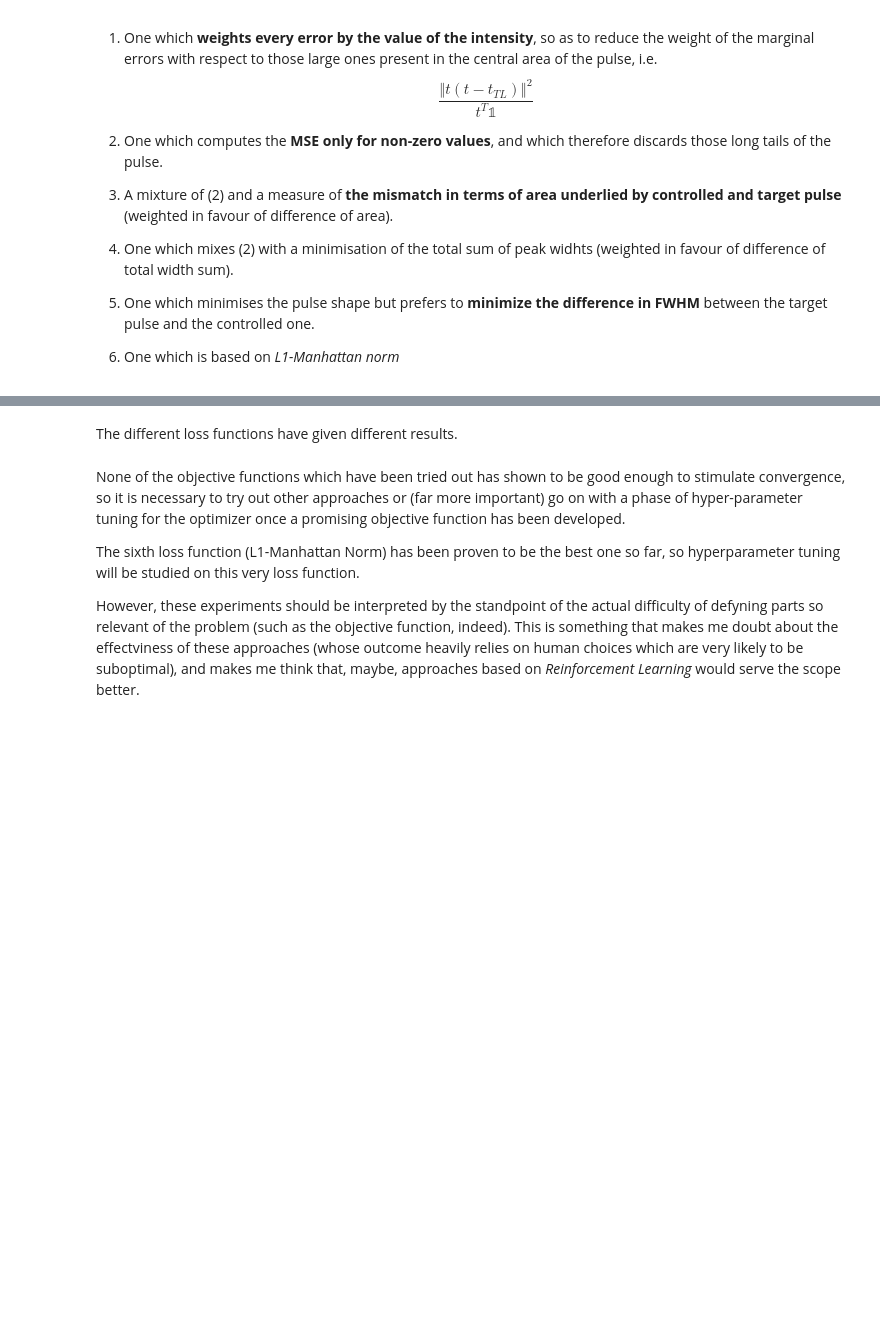
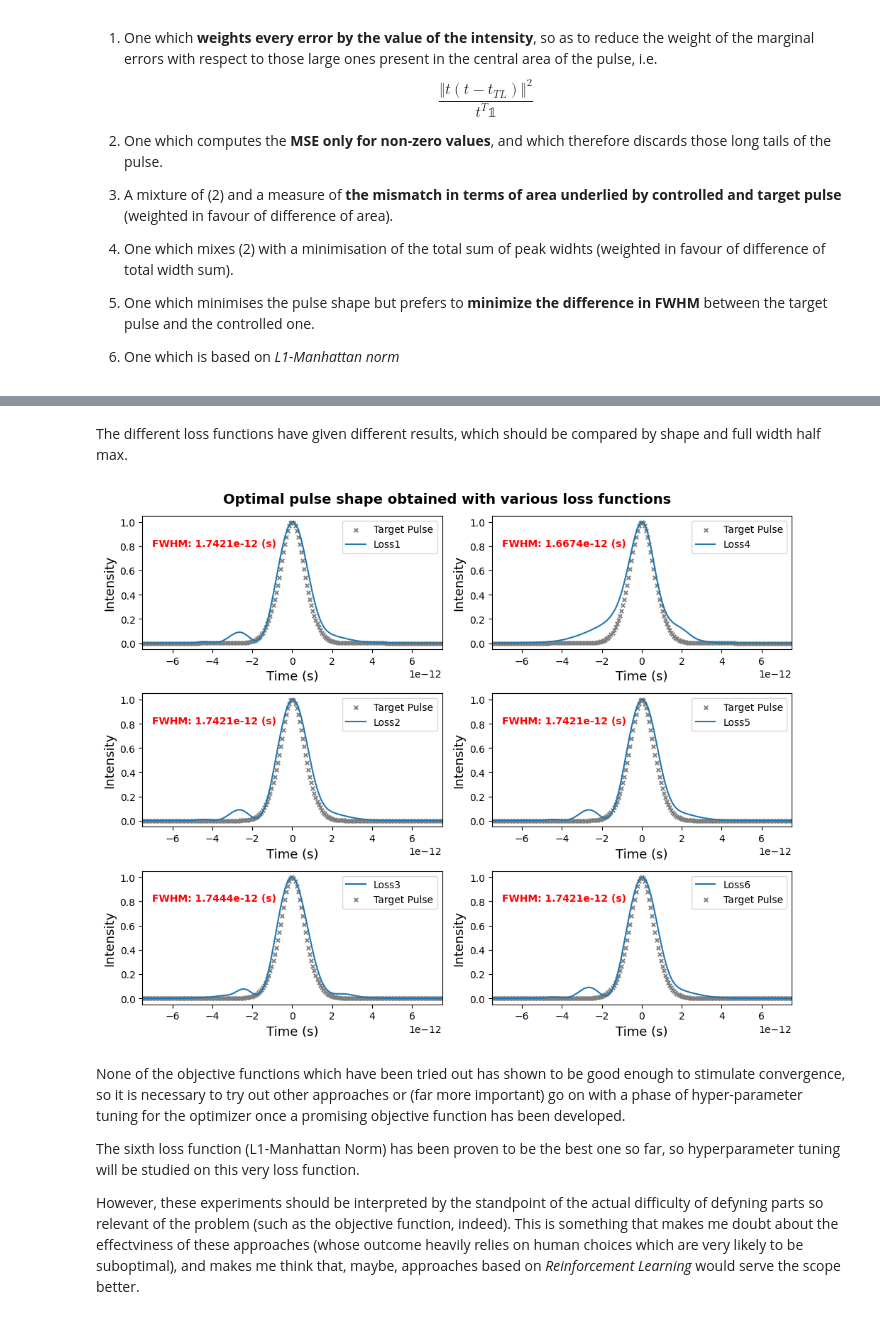
Before and after one commit to fracapuano/TempoRL, a Jupyter notebook: notebooks/BayesianOptimisation/loss_functions.ipynb, the cells around one changed output, grey strips where cells are left out. Cells and saved outputs as stored; diff of their text form; code cells hidden in the pictures; blank space fills up the shorter version.

```diff
--- a/notebooks/BayesianOptimisation/loss_functions.ipynb
+++ b/notebooks/BayesianOptimisation/loss_functions.ipynb
@@ -579,55 +664,81 @@ plt.show()
 # %%
 loss6_pulse = profile_BO
 # %% [markdown]
-The different loss functions have given different results.
+The different loss functions have given different results, which should be compared by shape and full width half max.
 # %%
 # final comparison
 fig, ax = plt.subplots(nrows = 3, ncols = 2, figsize = (10,8))
 
 ax[0,0].scatter(time_BO, target_profile, label = "Target Pulse", c = "tab:grey", marker = "x", s = 15)
 ax[0,0].plot(time_BO, np.roll(loss1_pulse, - loss1_pulse.argmax() + target_profile.argmax()), label = "Loss1", lw = 1.5)
+ax[0,0].annotate(text = "FWHM: {:.4e} (s)".format(physics.FWHM(time_BO, loss1_pulse)),
+                 xy=(-7e-12, 0.8),
+                 fontweight = "bold",
+                 color = "red")
 
 ax[1,0].scatter(time_BO, target_profile, label = "Target Pulse", c = "tab:grey", marker = "x", s = 15)
 ax[1,0].plot(time_BO, np.roll(loss2_pulse, - loss2_pulse.argmax() + target_profile.argmax()), label = "Loss2", lw = 1.5)
+ax[1,0].annotate(text = "FWHM: {:.4e} (s)".format(physics.FWHM(time_BO, loss2_pulse)),
+                 xy=(-7e-12, 0.8),
+                 fontweight = "bold",
+                 color = "red")
 
 ax[2,0].plot(time_BO, np.roll(loss3_pulse, - loss3_pulse.argmax() + target_profile.argmax()), label = "Loss3", lw = 1.5)
 ax[2,0].scatter(time_BO, target_profile, label = "Target Pulse", c = "tab:grey", marker = "x", s = 15)
+ax[2,0].annotate(text = "FWHM: {:.4e} (s)".format(physics.FWHM(time_BO, loss3_pulse)),
+                 xy=(-7e-12, 0.8),
+                 fontweight = "bold",
+                 color = "red")
 
 ax[0,1].scatter(time_BO, target_profile, label = "Target Pulse", c = "tab:grey", marker = "x", s = 15)
 ax[0,1].plot(time_BO, np.roll(loss4_pulse, - loss4_pulse.argmax() + target_profile.argmax()), label = "Loss4", lw = 1.5)
+ax[0,1].annotate(text = "FWHM: {:.4e} (s)".format(physics.FWHM(time_BO, loss4_pulse)),
+                 xy=(-7e-12, 0.8),
+                 fontweight = "bold",
+                 color = "red")
 
 ax[1,1].scatter(time_BO, target_profile, label = "Target Pulse", c = "tab:grey", marker = "x", s = 15)
 ax[1,1].plot(time_BO, np.roll(loss5_pulse, - loss5_pulse.argmax() + target_profile.argmax()), label = "Loss5", lw = 1.5)
+ax[1,1].annotate(text = "FWHM: {:.4e} (s)".format(physics.FWHM(time_BO, loss5_pulse)),
+                 xy=(-7e-12, 0.8),
+                 fontweight = "bold",
+                 color = "red")
 
 ax[2,1].plot(time_BO, np.roll(loss6_pulse, - loss6_pulse.argmax() + target_profile.argmax()), label = "Loss6", lw = 1.5)
 ax[2,1].scatter(time_BO, target_profile, label = "Target Pulse", c = "tab:grey", marker = "x", s = 15)
+ax[2,1].annotate(text = "FWHM: {:.4e} (s)".format(physics.FWHM(time_BO, loss6_pulse)),
+                 xy=(-7e-12, 0.8),
+                 fontweight = "bold",
+                 color = "red")
 
 fig.suptitle("Optimal pulse shape obtained with various loss functions", fontweight = "bold", fontsize = 14)
 
 ax[0,0].set_xlabel("Time (s)", fontsize = 13); ax[0,0].set_ylabel("Intensity", fontsize = 13)
 ax[1,0].set_xlabel("Time (s)", fontsize = 13); ax[1,0].set_ylabel("Intensity", fontsize = 13)
 ax[2,0].set_xlabel("Time (s)", fontsize = 13); ax[2,0].set_ylabel("Intensity", fontsize = 13)
 ax[0,1].set_xlabel("Time (s)", fontsize = 13); ax[0,1].set_ylabel("Intensity", fontsize = 13)
 ax[1,1].set_xlabel("Time (s)", fontsize = 13); ax[1,1].set_ylabel("Intensity", fontsize = 13)
 ax[2,1].set_xlabel("Time (s)", fontsize = 13); ax[2,1].set_ylabel("Intensity", fontsize = 13)
 
 ax[0,0].legend();
 ax[1,0].legend();
 ax[2,0].legend();
 ax[0,1].legend();
 ax[1,1].legend();
 ax[2,1].legend();
 
 ax[0,0].set_xlim(left = -0.75e-11, right = +0.75e-11)
 ax[1,0].set_xlim(left = -0.75e-11, right = +0.75e-11)
 ax[2,0].set_xlim(left = -0.75e-11, right = +0.75e-11)
 ax[0,1].set_xlim(left = -0.75e-11, right = +0.75e-11)
 ax[1,1].set_xlim(left = -0.75e-11, right = +0.75e-11)
 ax[2,1].set_xlim(left = -0.75e-11, right = +0.75e-11)
 
 fig.tight_layout()
 
 plt.show()
+# %% [output]
+[figure, added]
 # %% [markdown]
 None of the objective functions which have been tried out has shown to be good enough to stimulate convergence, so it is necessary to try out other approaches or (far more important) go on with a phase of hyper-parameter tuning for the optimizer once a promising objective function has been developed.
 
```
Also changed, not shown: parts of 22 cells of this notebook.
